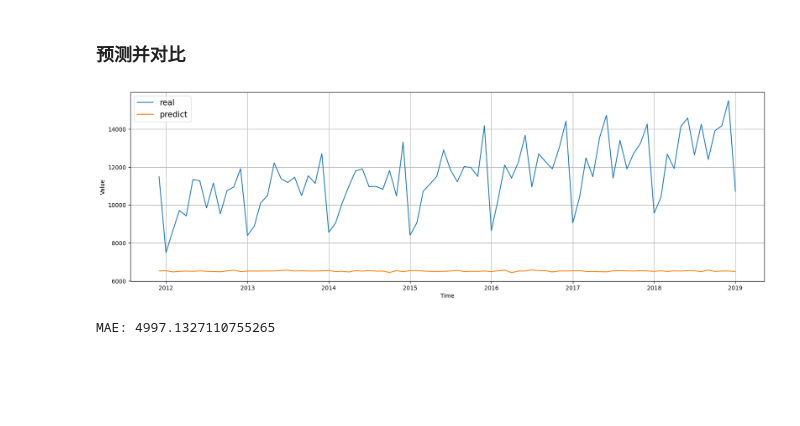
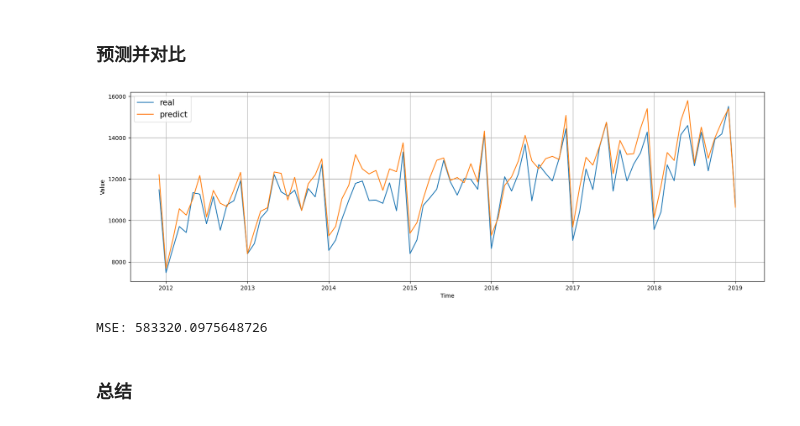
Before and after one commit to wyfdapig/learn_code, a Jupyter notebook: TStest/test4/homework2.ipynb, the cells around one changed output. Cells and saved outputs as stored; diff of their text form; code cells hidden in the pictures; blank space fills up the shorter version.

```diff
--- a/TStest/test4/homework2.ipynb
+++ b/TStest/test4/homework2.ipynb
@@ -210,7 +185,7 @@ for params in net.parameters():
     nn.init.normal_(params, mean=0, std=0.01)
 
 lr = 0.01
-num_epochs = 300
+num_epochs = 250
 batch_size = 64
 loss = square_loss
 optimizer = torch.optim.Adam(net.parameters(), lr=lr)
@@ -335,3 +279,41 @@ def square_loss(feature, label):
+# %%
+# 定义卷积神经网络
+class ConvModule2(nn.Module):
+    def __init__(self):
+        super(ConvModule2, self).__init__()
+        # 三层卷积
+        self.conv1 = nn.Sequential(
+            nn.Conv1d(in_channels=1, out_channels=32, kernel_size=3, stride=1, padding=1),
+            nn.ReLU(inplace=True)
+        )
+        self.conv2 = nn.Sequential(
+            nn.Conv1d(in_channels=32, out_channels=64, kernel_size=5, stride=1, padding=2),
+            nn.ReLU(inplace=True)
+        )
+        self.conv3 = nn.Sequential(
+            nn.Conv1d(in_channels=64, out_channels=128, kernel_size=3, stride=2, padding=2),
+            nn.ReLU(inplace=True)
+        )
+        # 将输出通道变为单值
+        self.fc1 = nn.Linear(128, 64)
+        self.fc2 = nn.Linear(64, 32)
+        self.fc3 = nn.Linear(32, 1)
+
+    def forward(self, x):
+        out = self.conv1(x) # 一维卷积
+        out = F.avg_pool1d(out, kernel_size=2, padding=1)
+        out = self.conv2(out) # 一维卷积
+        out = F.avg_pool1d(out, kernel_size=2, padding=1)
+        out = self.conv3(out)
+        out = F.max_pool1d(out, kernel_size=2)
+        out = out.squeeze()
+        out = self.fc1(out)
+        out = self.fc2(out)
+        out = self.fc3(out)
+        return out
+
+# 构建网络
+net = ConvModule2().to(device)
 # %% [markdown]
 ### 参数初始化
 # %%
@@ -423,21 +392,23 @@ time = data.index.to_list()
 # %%
 # net = net.to('cpu') # 把 net单独拆下来，放到cpu上；要不然就得把数据搬到 GPU 上
 
 test_predict = []
 split_point = int(split_prop * len(series))
 test_time = time[split_point+window_size-1:] # 测试集时间
 test_true = series[split_point+window_size-1:] # 测试集真实值
-test_predict = net(test_feature2.to(device)).detach().squeeze().tolist() # 测试集预测值
+test_predict = net(test_feature.to(device)).detach().squeeze().tolist() # 测试集预测值
 
 plt.figure(figsize=(20, 6))
 plot_series(test_time, test_true, label='real')
 plot_series(test_time, test_predict, label='predict')
 plt.show()
 # %% [output]
-[figure, old version]
+[figure, new version]
 # %%
-from sklearn.metrics import mean_absolute_error as mae
+from sklearn.metrics import mean_squared_error as mse
 
-print('MAE:', mae(test_true, test_predict))
+print('MSE:', mse(test_true, test_predict))
 # %% [output]
-MAE: 4997.1327110755265
+MSE: 583320.0975648726
+# %% [markdown]
+### 总结
```
Also changed, not shown: parts of 15 cells of this notebook, 2 other files.
